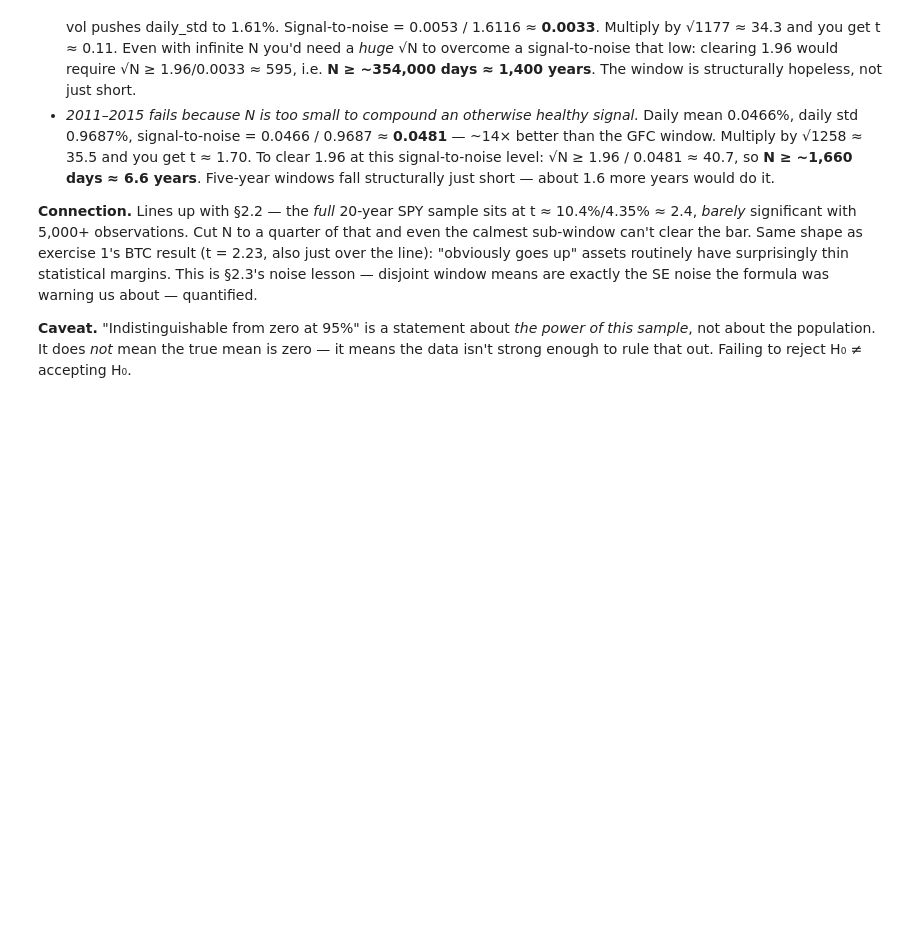
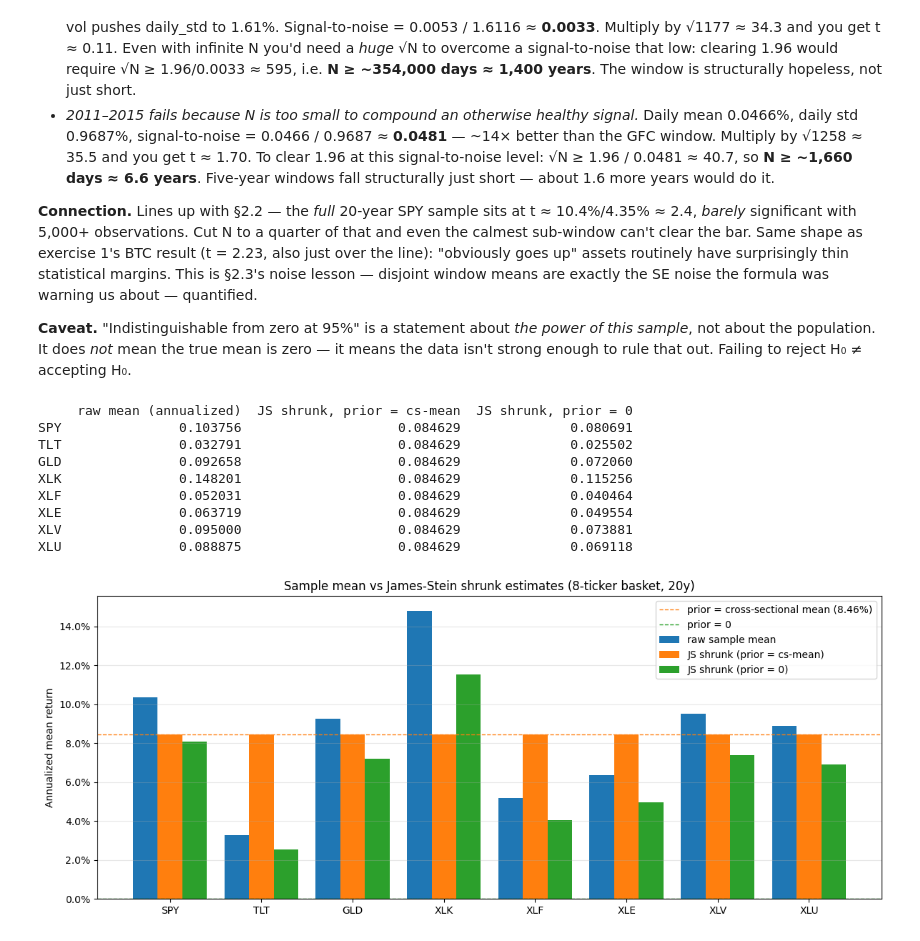
Before and after one commit to MichaelHelmers/quantitative-analysis, a Jupyter notebook: 04-expected-returns/lesson.ipynb, the cells around one changed output. Saved outputs shown, nothing was run; the diff lists cells and outputs as text; code cells hidden in the pictures; blank space fills up the shorter version.

```diff
--- a/04-expected-returns/lesson.ipynb
+++ b/04-expected-returns/lesson.ipynb
@@ -567,3 +567,51 @@ So the t-stat is "your asset's signal-to-noise ratio, compounded by √N." This
 **Connection.** Lines up with §2.2 — the *full* 20-year SPY sample sits at t ≈ 10.4%/4.35% ≈ 2.4, *barely* significant with 5,000+ observations. Cut N to a quarter of that and even the calmest sub-window can't clear the bar. Same shape as exercise 1's BTC result (t = 2.23, also just over the line): "obviously goes up" assets routinely have surprisingly thin statistical margins. This is §2.3's noise lesson — disjoint window means are exactly the SE noise the formula was warning us about — quantified.
 
 **Caveat.** "Indistinguishable from zero at 95%" is a statement about *the power of this sample*, not about the population. It does *not* mean the true mean is zero — it means the data isn't strong enough to rule that out. Failing to reject H₀ ≠ accepting H₀.
+# %%
+#3. **Shrinkage sensitivity.** Re-run the §3.4 demo with the prior set to **zero** instead of the cross-sectional mean.
+# Which assets move most? Why does setting the prior to zero make the shrinkage more aggressive for some tickers but not others?
+
+js_daily_prior_csmean = james_stein_shrink(daily_means, daily_vols, n_obs)  # default prior = cross-sectional mean
+js_daily_prior_zero   = james_stein_shrink(daily_means, daily_vols, n_obs, prior=0)
+
+shrink_combined = pd.DataFrame({
+    "raw mean (annualized)":           daily_means * 252,
+    "JS shrunk, prior = cs-mean":      js_daily_prior_csmean * 252,
+    "JS shrunk, prior = 0":            js_daily_prior_zero   * 252,
+}, index=tickers)
+
+cross_sectional_prior = daily_means.mean() * 252
+print(shrink_combined)
+
+fig, ax = plt.subplots(figsize=(12, 5))
+x = np.arange(len(tickers))
+width = 0.27
+
+ax.bar(x - width, shrink_combined["raw mean (annualized)"],      width, label="raw sample mean",                  color="tab:blue")
+ax.bar(x,         shrink_combined["JS shrunk, prior = cs-mean"], width, label="JS shrunk (prior = cs-mean)",      color="tab:orange")
+ax.bar(x + width, shrink_combined["JS shrunk, prior = 0"],       width, label="JS shrunk (prior = 0)",            color="tab:green")
+
+ax.axhline(cross_sectional_prior, color="tab:orange", ls="--", lw=1,
+           label=f"prior = cross-sectional mean ({cross_sectional_prior:.2%})")
+ax.axhline(0, color="tab:green", ls="--", lw=1, label="prior = 0")
+
+ax.set_xticks(x)
+ax.set_xticklabels(tickers)
+ax.set_ylabel("Annualized mean return")
+ax.set_title("Sample mean vs James-Stein shrunk estimates (8-ticker basket, 20y)")
+ax.legend()
+ax.grid(alpha=0.3, axis="y")
+ax.yaxis.set_major_formatter(plt.FuncFormatter(lambda v, _: f"{v:.1%}"))
+plt.tight_layout()
+plt.show()
+# %% [output]
+     raw mean (annualized)  JS shrunk, prior = cs-mean  JS shrunk, prior = 0
+SPY               0.103756                    0.084629              0.080691
+TLT               0.032791                    0.084629              0.025502
+GLD               0.092658                    0.084629              0.072060
+XLK               0.148201                    0.084629              0.115256
+XLF               0.052031                    0.084629              0.040464
+XLE               0.063719                    0.084629              0.049554
+XLV               0.095000                    0.084629              0.073881
+XLU               0.088875                    0.084629              0.069118
+[figure, added]
```
Also changed, not shown: parts of 11 cells of this notebook.
